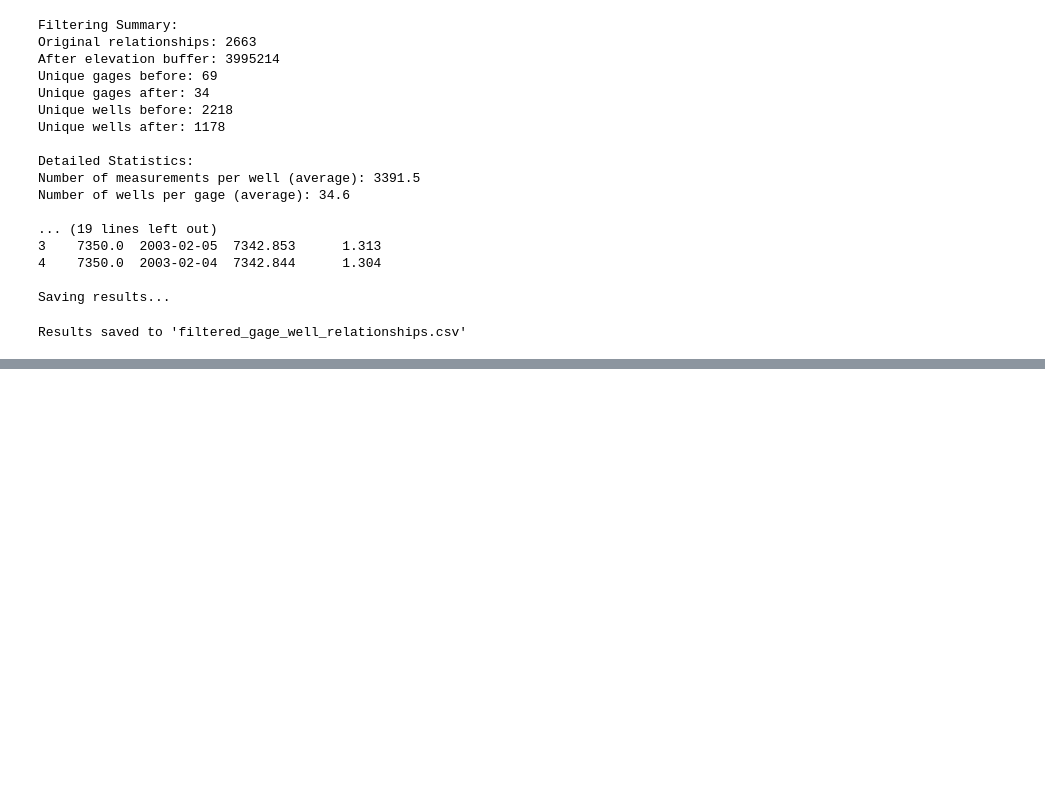
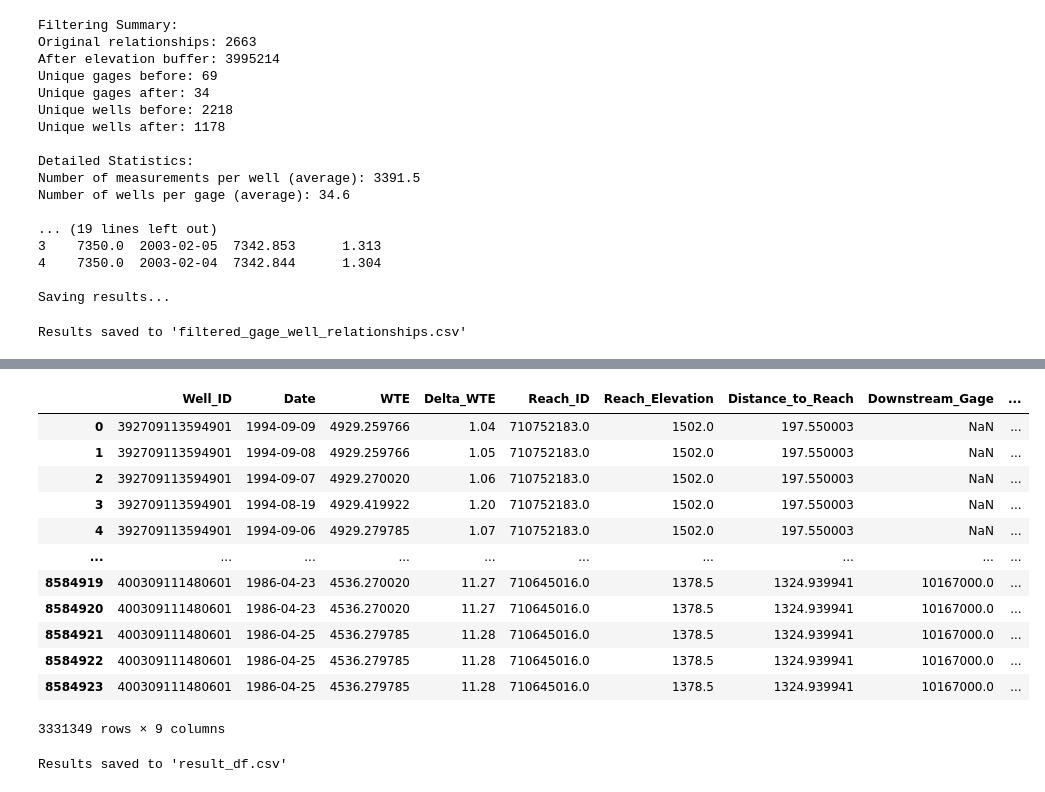
Before and after one commit to BYU-Hydroinformatics/gwbase, a Jupyter notebook: 3_GLSB_filter.ipynb, the cells around one changed output, grey strips where cells are left out. Saved outputs shown, nothing was run; the diff lists cells and outputs as text; code cells hidden in the pictures; blank space fills up the shorter version.

```diff
--- a/3_GLSB_filter.ipynb
+++ b/3_GLSB_filter.ipynb
@@ -238,0 +244,3 @@ relationships_df.head()
+# %%
+relationship=pd.read_csv('/content/well_reach_relationships_final.csv')
+relationship.head()
@@ -246,3 +261,6 @@ final_measurements_delta.head()
 | 2 | 381152113442801 | 1995-11-22 | 6200.000 | 0.000 |
 | 3 | 381236113485601 | 2014-07-23 | 7151.000 | 0.000 |
 | 4 | 382113113435401 | 2018-05-25 | 5397.996 | 2.046 |
+# %%
+relationships_df=pd.read_csv('gage_well_relationships2.csv')
+relationships_df.head()
@@ -403,0 +543,23 @@ Results saved to 'filtered_gage_well_relationships.csv'
+# %%
+result_df
+# %% [output]
+|  | Well_ID | Date | WTE | Delta_WTE | Reach_ID | Reach_Elevation | Distance_to_Reach | Downstream_Gage | ... |
+| 0 | 392709113594901 | 1994-09-09 | 4929.259766 | 1.04 | 710752183.0 | 1502.0 | 197.550003 | NaN | ... |
+| 1 | 392709113594901 | 1994-09-08 | 4929.259766 | 1.05 | 710752183.0 | 1502.0 | 197.550003 | NaN | ... |
+| 2 | 392709113594901 | 1994-09-07 | 4929.270020 | 1.06 | 710752183.0 | 1502.0 | 197.550003 | NaN | ... |
+| 3 | 392709113594901 | 1994-08-19 | 4929.419922 | 1.20 | 710752183.0 | 1502.0 | 197.550003 | NaN | ... |
+| 4 | 392709113594901 | 1994-09-06 | 4929.279785 | 1.07 | 710752183.0 | 1502.0 | 197.550003 | NaN | ... |
+| ... | ... | ... | ... | ... | ... | ... | ... | ... | ... |
+| 8584919 | 400309111480601 | 1986-04-23 | 4536.270020 | 11.27 | 710645016.0 | 1378.5 | 1324.939941 | 10167000.0 | ... |
+| 8584920 | 400309111480601 | 1986-04-23 | 4536.270020 | 11.27 | 710645016.0 | 1378.5 | 1324.939941 | 10167000.0 | ... |
+| 8584921 | 400309111480601 | 1986-04-25 | 4536.279785 | 11.28 | 710645016.0 | 1378.5 | 1324.939941 | 10167000.0 | ... |
+| 8584922 | 400309111480601 | 1986-04-25 | 4536.279785 | 11.28 | 710645016.0 | 1378.5 | 1324.939941 | 10167000.0 | ... |
+| 8584923 | 400309111480601 | 1986-04-25 | 4536.279785 | 11.28 | 710645016.0 | 1378.5 | 1324.939941 | 10167000.0 | ... |
+3331349 rows × 9 columns
+# %%
+# prompt: result_df to csv
+
+result_df.to_csv('result_df.csv', index=False)
+print("\nResults saved to 'result_df.csv'")
+# %% [output]
+Results saved to 'result_df.csv'
```
Also changed, not shown: parts of 6 cells of this notebook.
